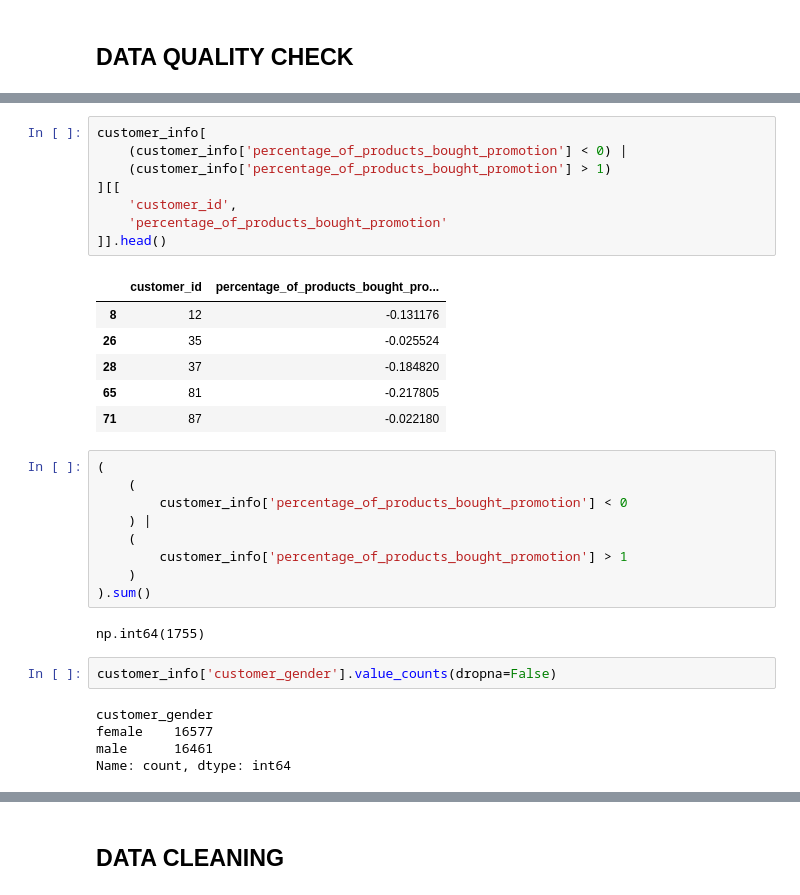
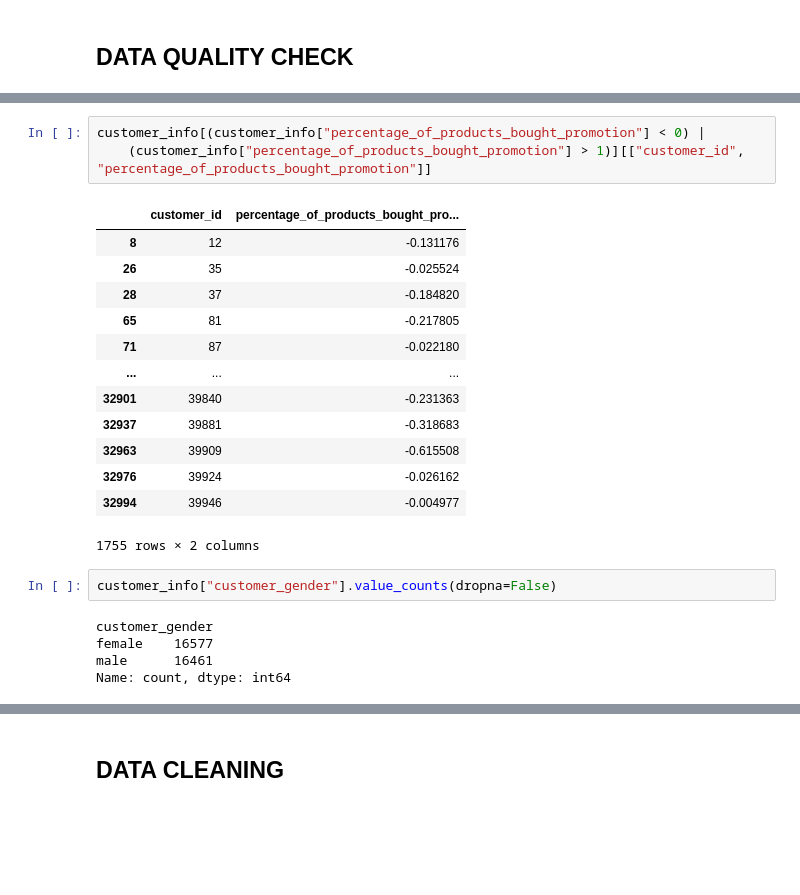
Before and after one commit to saifhoque15-netizen/ML2-Customer-Segmentation, a Jupyter notebook: notebooks/Customer_Segmentation.ipynb, the cells around one changed output, grey strips where cells are left out. Cells and saved outputs as stored; diff of their text form; blank space fills up the shorter version.

```diff
--- a/notebooks/Customer_Segmentation.ipynb
+++ b/notebooks/Customer_Segmentation.ipynb
@@ -122,31 +123,22 @@ np.int64(1296)
 # %%
-customer_info[
-    (customer_info['percentage_of_products_bought_promotion'] < 0) |
-    (customer_info['percentage_of_products_bought_promotion'] > 1)
-][[
-    'customer_id',
-    'percentage_of_products_bought_promotion'
-]].head()
+customer_info[(customer_info["percentage_of_products_bought_promotion"] < 0) |
+    (customer_info["percentage_of_products_bought_promotion"] > 1)][["customer_id", "percentage_of_products_bought_promotion"]]
 # %% [output]
 |  | customer_id | percentage_of_products_bought_pro... |
 | 8 | 12 | -0.131176 |
 | 26 | 35 | -0.025524 |
 | 28 | 37 | -0.184820 |
 | 65 | 81 | -0.217805 |
 | 71 | 87 | -0.022180 |
+| ... | ... | ... |
+| 32901 | 39840 | -0.231363 |
+| 32937 | 39881 | -0.318683 |
+| 32963 | 39909 | -0.615508 |
+| 32976 | 39924 | -0.026162 |
+| 32994 | 39946 | -0.004977 |
+1755 rows × 2 columns
-# %%
-(
-    (
-        customer_info['percentage_of_products_bought_promotion'] < 0
-    ) |
-    (
-        customer_info['percentage_of_products_bought_promotion'] > 1
-    )
-).sum()
-# %% [output]
-np.int64(1755)
 # %%
-customer_info['customer_gender'].value_counts(dropna=False)
+customer_info["customer_gender"].value_counts(dropna=False)
 # %% [output]
 customer_gender
 female    16577
```
Also changed, not shown: parts of 22 cells of this notebook.
